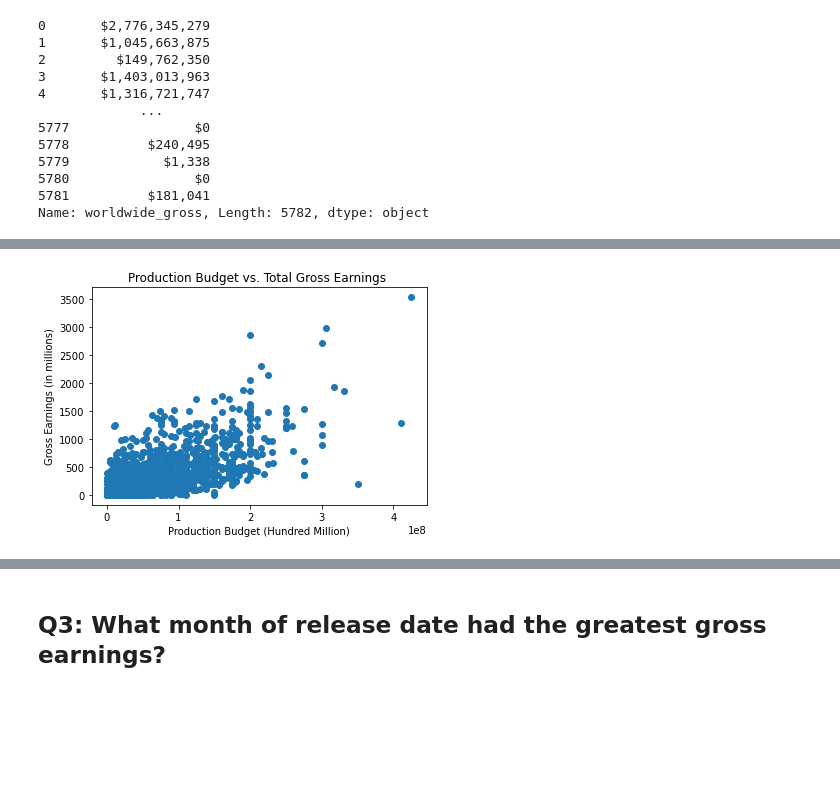
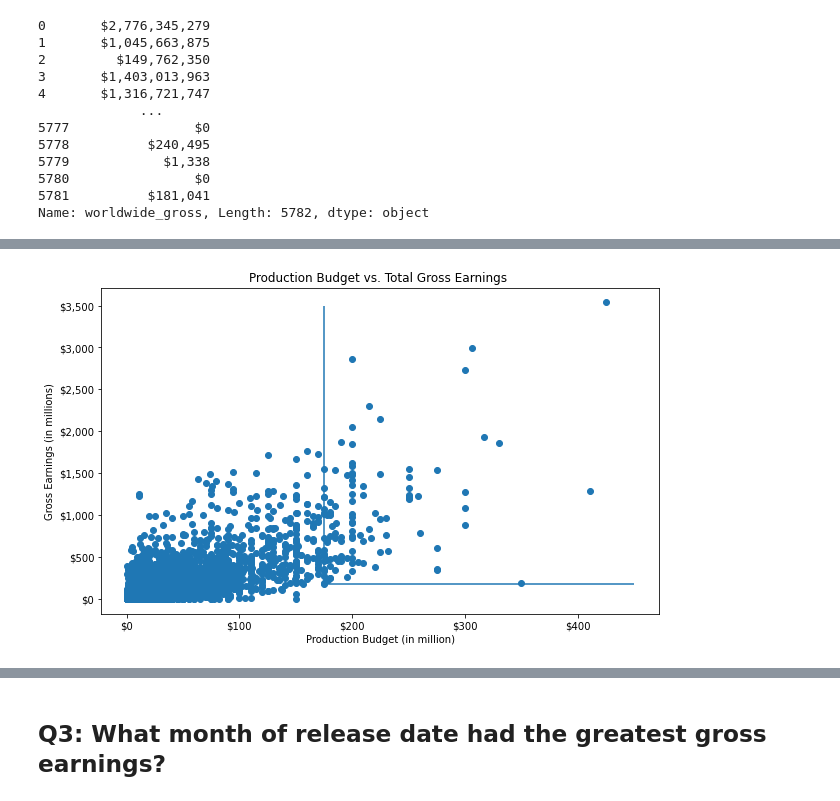
Before and after one commit to litzysj/Microsoft-Movie-Studios-Project, a Jupyter notebook: Sandbox Notebook.ipynb, the cells around one changed output, grey strips where cells are left out. Saved outputs shown, nothing was run; the diff lists cells and outputs as text; code cells hidden in the pictures; blank space fills up the shorter version.

```diff
--- a/Sandbox Notebook.ipynb
+++ b/Sandbox Notebook.ipynb
@@ -304,13 +310,19 @@ production_budget_clean = movie_budgets["production_budget"].str.replace(",","")
 # %%
 movie_budgets['production_budget_clean'] = production_budget_clean
 # %%
-fig, ax = plt.subplots()
-ax.scatter(y= movie_budgets['total_gross_in_millions'], x = movie_budgets['production_budget_clean'])
+fig, ax = plt.subplots(figsize=(10,6))
+ax.scatter(y= movie_budgets['total_gross']/1000000,
+           x = movie_budgets['production_budget_clean']/1000000)
 ax.set_title("Production Budget vs. Total Gross Earnings ")
-ax.set_xlabel("Production Budget (Hundred Million)")
+ax.set_xlabel("Production Budget (in million)")
 ax.set_ylabel("Gross Earnings (in millions)")
+ax.yaxis.set_major_formatter(StrMethodFormatter('${x:,.0f}'))
+ax.xaxis.set_major_formatter(StrMethodFormatter('${x:,.0f}'))
+#ax.set_xlim([0,3500000000])
+#plt.show()
+ax.vlines(175, 175,3500)
+ax.hlines(175, 175,450)
 
-#plt.show()
 plt.savefig('Images/production_budget_vs_total_gross_earnings.png', bbox_inches = 'tight')
 # %% [output]
-[figure, old version]
+[figure, new version]
```
Also changed, not shown: parts of 8 cells of this notebook.
